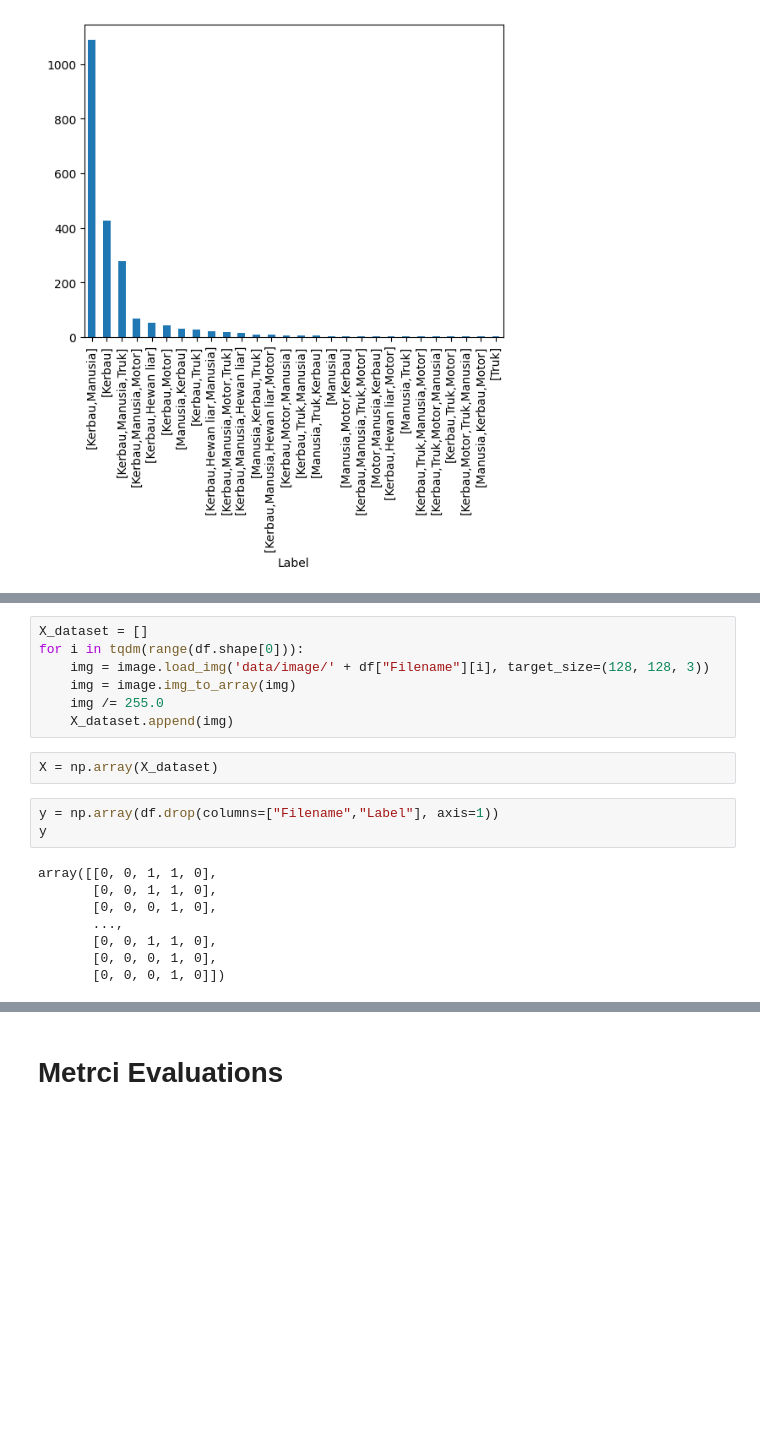
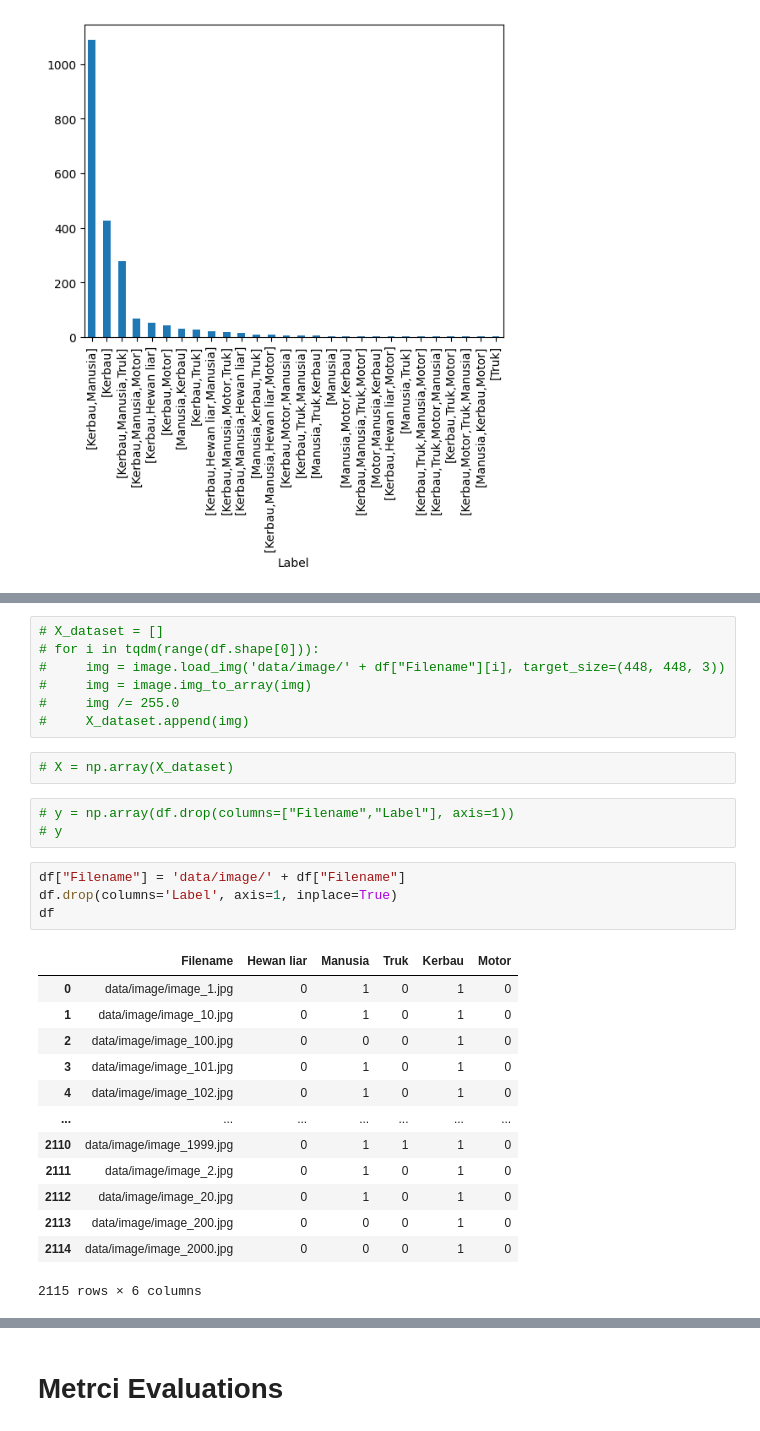
Before and after one commit to AcqmalFadhilla/Multilabel-Dataset-Tedong, a Jupyter notebook: multilabel.ipynb, the cells around one changed output, grey strips where cells are left out. Saved outputs shown, nothing was run; the diff lists cells and outputs as text; blank space fills up the shorter version.

```diff
--- a/multilabel.ipynb
+++ b/multilabel.ipynb
@@ -77,21 +80,31 @@ plt.show()
 # %%
-X_dataset = []
-for i in tqdm(range(df.shape[0])):
-    img = image.load_img('data/image/' + df["Filename"][i], target_size=(128, 128, 3))
-    img = image.img_to_array(img)
-    img /= 255.0
-    X_dataset.append(img)
+# X_dataset = []
+# for i in tqdm(range(df.shape[0])):
+#     img = image.load_img('data/image/' + df["Filename"][i], target_size=(448, 448, 3))
+#     img = image.img_to_array(img)
+#     img /= 255.0
+#     X_dataset.append(img)
 # %%
-X = np.array(X_dataset)
+# X = np.array(X_dataset)
 # %%
-y = np.array(df.drop(columns=["Filename","Label"], axis=1))
-y
+# y = np.array(df.drop(columns=["Filename","Label"], axis=1))
+# y
-# %% [output]
-array([[0, 0, 1, 1, 0],
-       [0, 0, 1, 1, 0],
-       [0, 0, 0, 1, 0],
-       ...,
-       [0, 0, 1, 1, 0],
-       [0, 0, 0, 1, 0],
-       [0, 0, 0, 1, 0]])
+# %%
+df["Filename"] = 'data/image/' + df["Filename"]
+df.drop(columns='Label', axis=1, inplace=True)
+df
+# %% [output]
+|  | Filename | Hewan liar | Manusia | Truk | Kerbau | Motor |
+| 0 | data/image/image_1.jpg | 0 | 1 | 0 | 1 | 0 |
+| 1 | data/image/image_10.jpg | 0 | 1 | 0 | 1 | 0 |
+| 2 | data/image/image_100.jpg | 0 | 0 | 0 | 1 | 0 |
+| 3 | data/image/image_101.jpg | 0 | 1 | 0 | 1 | 0 |
+| 4 | data/image/image_102.jpg | 0 | 1 | 0 | 1 | 0 |
+| ... | ... | ... | ... | ... | ... | ... |
+| 2110 | data/image/image_1999.jpg | 0 | 1 | 1 | 1 | 0 |
+| 2111 | data/image/image_2.jpg | 0 | 1 | 0 | 1 | 0 |
+| 2112 | data/image/image_20.jpg | 0 | 1 | 0 | 1 | 0 |
+| 2113 | data/image/image_200.jpg | 0 | 0 | 0 | 1 | 0 |
+| 2114 | data/image/image_2000.jpg | 0 | 0 | 0 | 1 | 0 |
+2115 rows × 6 columns
 # %%
```
Also changed, not shown: parts of 20 cells of this notebook.
